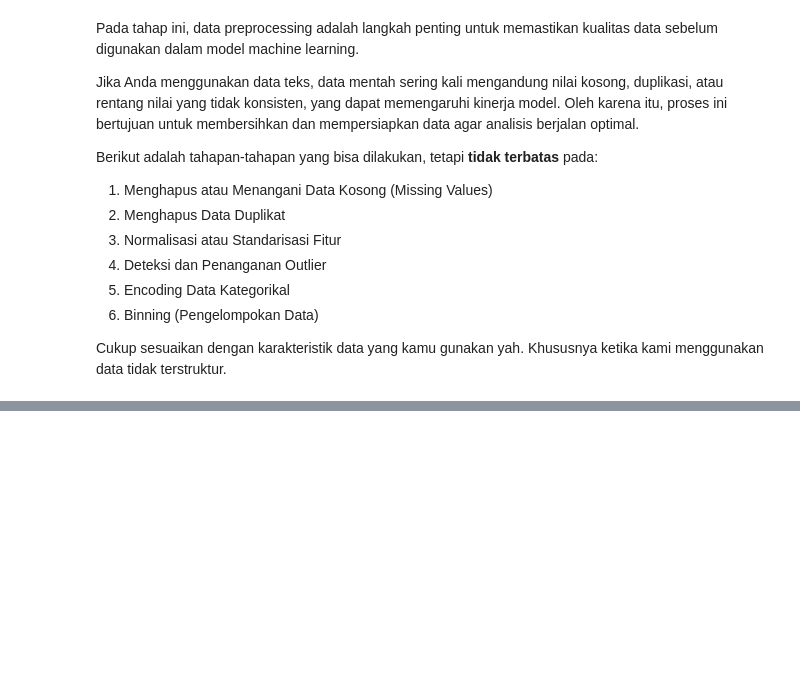
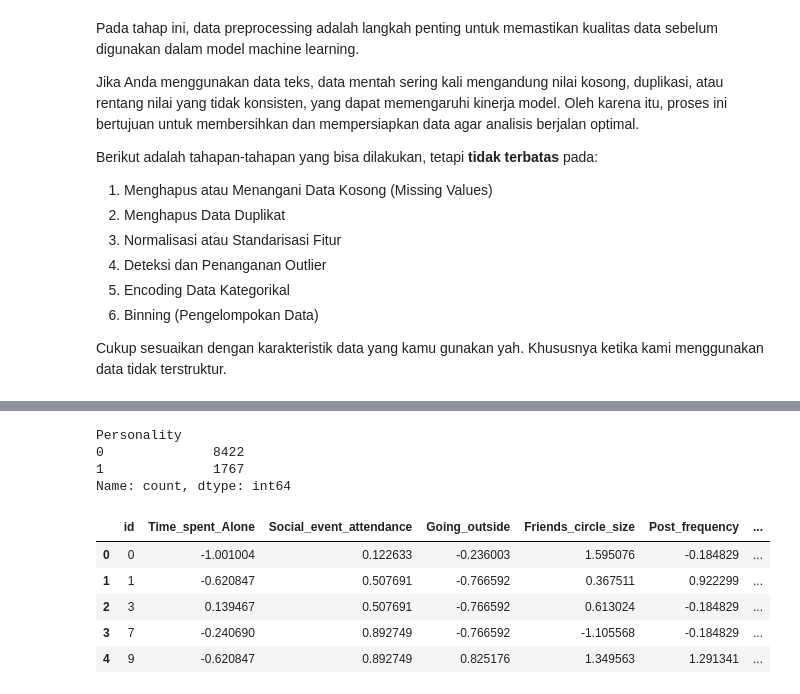
Before and after one commit to maulanasyaa/Eksperimen_SML_Maulana-Syarip-Abdurahman, a Jupyter notebook: preprocessing/Eksperimen_Maulana-Syarip-Abdurahman.ipynb, the cells around one changed output, grey strips where cells are left out. Saved outputs shown, nothing was run; the diff lists cells and outputs as text; code cells hidden in the pictures; blank space fills up the shorter version.

Commit message:
feat: preprocessing + automate

```diff
--- a/preprocessing/Eksperimen_Maulana-Syarip-Abdurahman.ipynb
+++ b/preprocessing/Eksperimen_Maulana-Syarip-Abdurahman.ipynb
@@ -18,7 +22,7 @@ import seaborn as sns
 # **3. Memuat Dataset**
 # %%
 # Type your code here
-df = pd.read_csv("../Predict the Introverts from the Extroverts/train.csv")
+df = pd.read_csv("../predict_the_introverts_from_the_extroverts_raw/train.csv")
 df.head()
 # %% [output]
 |  | id | Time_spent_Alone | Stage_fear | Social_event_attendance | Going_outside | Drained_after_socializing | ... |
@@ -176,0 +224,30 @@ Cukup sesuaikan dengan karakteristik data yang kamu gunakan yah. Khususnya ketik
+# %%
+# preprocessing pipeline
+scaler = StandardScaler()
+encoder = OneHotEncoder(handle_unknown="ignore")
+
+# transformer
+numeric_transformer = Pipeline(
+    steps=[("imputer", SimpleImputer(strategy="median")), ("scaler", scaler)]
+)
+
+categoric_transformer = Pipeline(
+    steps=[("imputer", SimpleImputer(strategy="most_frequent")), ("encoder", encoder)]
+)
+
+preprocessor = ColumnTransformer(
+    transformers=[
+        ("numeric", numeric_transformer, numerical_features),
+        ("categoric", categoric_transformer, categorical_features),
+    ],
+    remainder="passthrough",
+    verbose_feature_names_out=False,
+)
+# %%
+# feature preprocessing
+preprocessor.fit(X)
+X_preprocessed = preprocessor.transform(X)
+X_preprocessed = pd.DataFrame(
+    X_preprocessed, columns=preprocessor.get_feature_names_out()
+)
+X_preprocessed.head()
@@ -176,0 +261,25 @@ Cukup sesuaikan dengan karakteristik data yang kamu gunakan yah. Khususnya ketik
+# %%
+# target preprocessing
+le = LabelEncoder()
+y_preprocessed = le.fit_transform(y)
+y_preprocessed = pd.DataFrame(y_preprocessed, columns=["Personality"])
+y_preprocessed.value_counts()
+# %% [output]
+Personality
+0              8422
+1              1767
+Name: count, dtype: int64
+# %%
+# combine preprocessed features and target
+df_preprocessed = pd.concat(
+    [id.reset_index(drop=True), X_preprocessed, y_preprocessed], axis=1
+)
+df_preprocessed["id"] = df_preprocessed["id"].astype(int)
+df_preprocessed.head()
+# %% [output]
+|  | id | Time_spent_Alone | Social_event_attendance | Going_outside | Friends_circle_size | Post_frequency | ... |
+| 0 | 0 | -1.001004 | 0.122633 | -0.236003 | 1.595076 | -0.184829 | ... |
+| 1 | 1 | -0.620847 | 0.507691 | -0.766592 | 0.367511 | 0.922299 | ... |
+| 2 | 3 | 0.139467 | 0.507691 | -0.766592 | 0.613024 | -0.184829 | ... |
+| 3 | 7 | -0.240690 | 0.892749 | -0.766592 | -1.105568 | -0.184829 | ... |
+| 4 | 9 | -0.620847 | 0.892749 | 0.825176 | 1.349563 | 1.291341 | ... |
```
Also changed, not shown: parts of 17 cells of this notebook, 5 other files.
